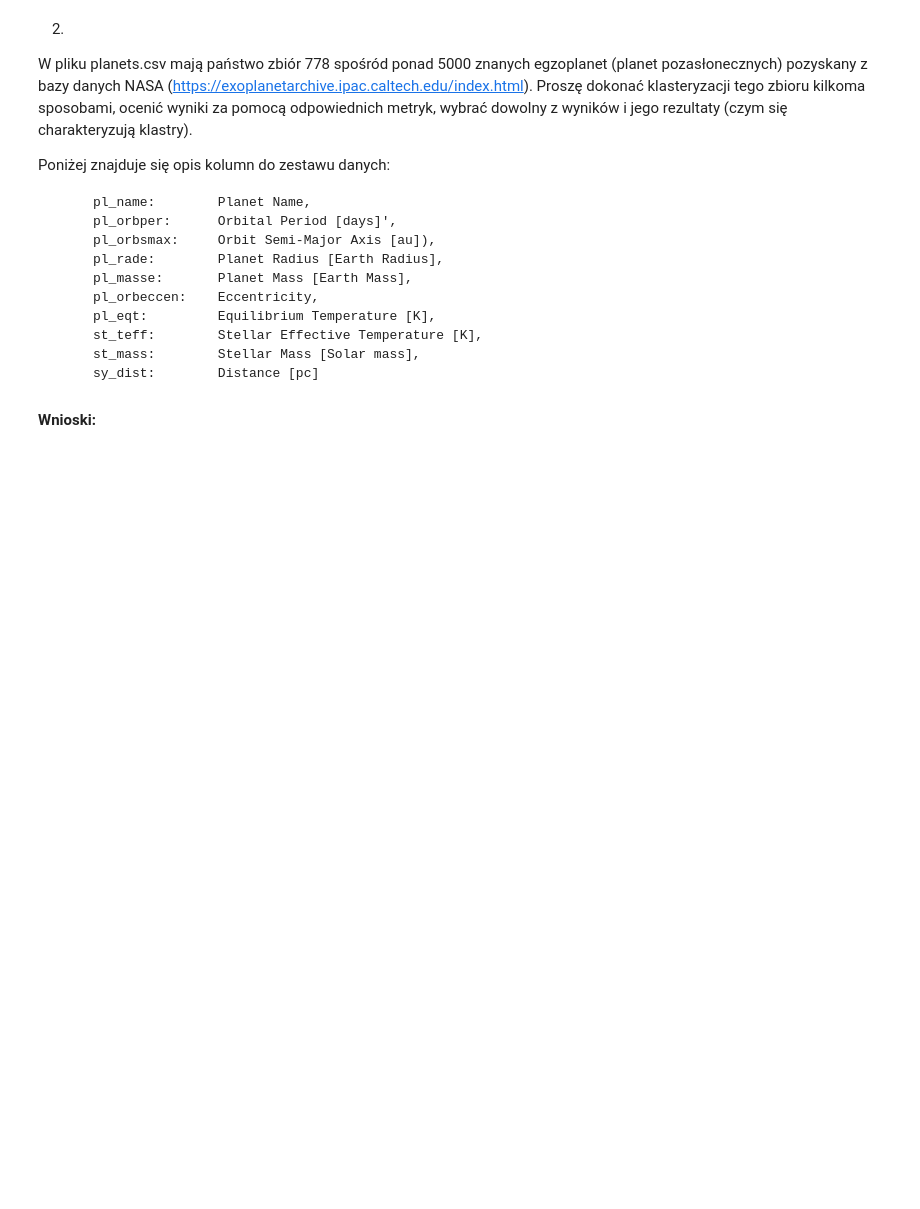
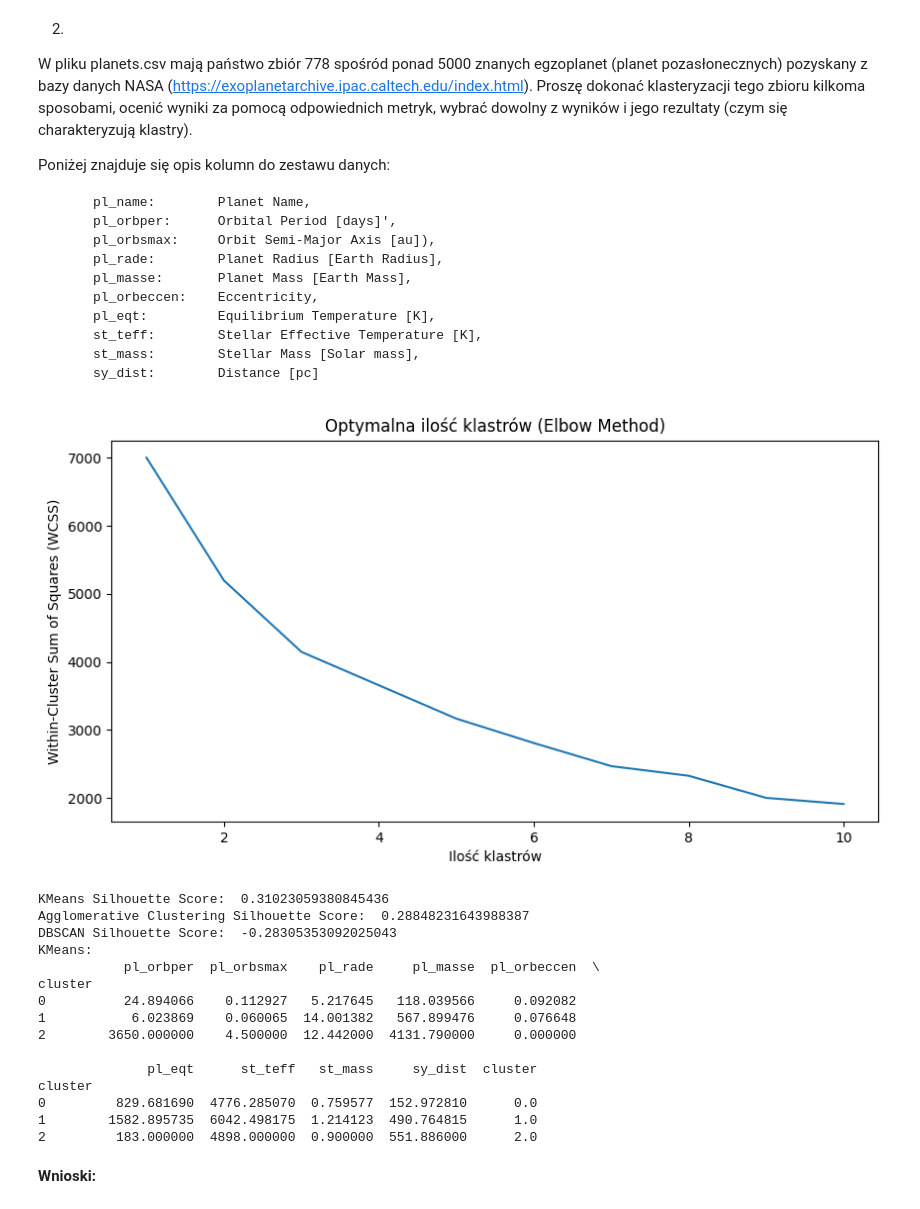
Before and after one commit to AleksanderSieklinski/Computational-Intelligence-Methods, a Jupyter notebook: lab07/lab7.ipynb, the cells around one changed output. Cells and saved outputs as stored; diff of their text form; code cells hidden in the pictures; blank space fills up the shorter version.

Commit message:
done tasks from monday group

```diff
--- a/lab07/lab7.ipynb
+++ b/lab07/lab7.ipynb
@@ -22,6 +54,59 @@ Poniżej znajduje się opis kolumn do zestawu danych:
          st_teff:        Stellar Effective Temperature [K],
          st_mass:        Stellar Mass [Solar mass],
          sy_dist:        Distance [pc]
+# %%
+import pandas as pd
+from sklearn.preprocessing import StandardScaler
+from sklearn.cluster import KMeans, AgglomerativeClustering, DBSCAN
+import matplotlib.pyplot as plt
+from sklearn.metrics import silhouette_score
+import numpy as np
+
+df = pd.read_csv('planets.csv')
+df = df.dropna()
+scaler = StandardScaler()
+df_scaled = scaler.fit_transform(df.iloc[:, 1:])
+wcss = []
+for i in range(1, 11):
+    kmeans = KMeans(n_clusters=i, init='k-means++', random_state=1)
+    kmeans.fit(df_scaled)
+    wcss.append(kmeans.inertia_)
+plt.figure(figsize=(10,5))
+plt.plot(range(1, 11), wcss)
+plt.title('Optymalna ilość klastrów (Elbow Method)')
+plt.xlabel('Ilość klastrów')
+plt.ylabel('Within-Cluster Sum of Squares (WCSS)')
+plt.show()
+kmeans = KMeans(n_clusters=3, init='k-means++',random_state=1)
+pred_y_kmeans = kmeans.fit_predict(df_scaled)
+print('KMeans Silhouette Score: ', silhouette_score(df_scaled, pred_y_kmeans))
+agg_clustering = AgglomerativeClustering(n_clusters=3)
+pred_y_agg = agg_clustering.fit_predict(df_scaled)
+print('Agglomerative Clustering Silhouette Score: ', silhouette_score(df_scaled, pred_y_agg))
+dbscan = DBSCAN(eps=0.5)
+pred_y_dbscan = dbscan.fit_predict(df_scaled)
+print('DBSCAN Silhouette Score: ', silhouette_score(df_scaled, pred_y_dbscan))
+print('KMeans:')
+df['cluster'] = pred_y_kmeans
+numeric_cols = df.select_dtypes(include=[np.number]).columns
+print(df.groupby('cluster')[numeric_cols].mean())
+# %% [output]
+[figure, added]
+KMeans Silhouette Score:  0.31023059380845436
+Agglomerative Clustering Silhouette Score:  0.28848231643988387
+DBSCAN Silhouette Score:  -0.28305353092025043
+KMeans:
+           pl_orbper  pl_orbsmax    pl_rade     pl_masse  pl_orbeccen  \
+cluster
+0          24.894066    0.112927   5.217645   118.039566     0.092082
+1           6.023869    0.060065  14.001382   567.899476     0.076648
+2        3650.000000    4.500000  12.442000  4131.790000     0.000000
+
+              pl_eqt      st_teff   st_mass     sy_dist  cluster
+cluster
+0         829.681690  4776.285070  0.759577  152.972810      0.0
+1        1582.895735  6042.498175  1.214123  490.764815      1.0
+2         183.000000  4898.000000  0.900000  551.886000      2.0
 # %% [markdown]
 **Wnioski:**
 # %% [markdown]
```
Also changed, not shown: parts of 3 cells of this notebook, 3 other files.
